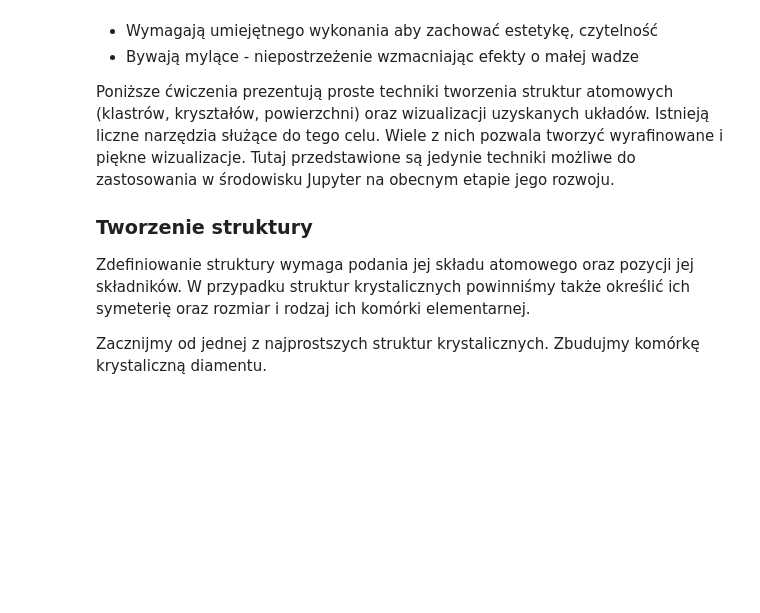
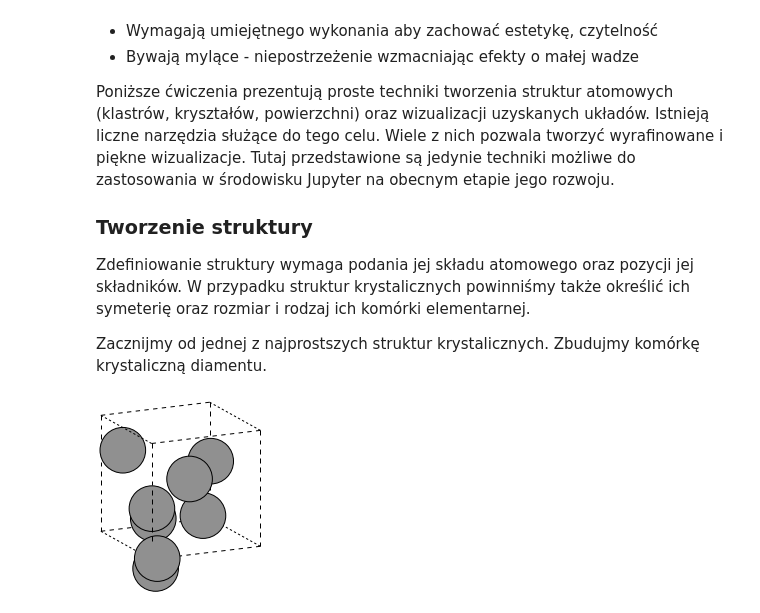
Before and after one commit to jochym/abinitio-workshop, a Jupyter notebook: notebooks/Wizualizacja.ipynb, the cells around one changed output. Cells and saved outputs as stored; diff of their text form; code cells hidden in the pictures; blank space fills up the shorter version.

```diff
--- a/notebooks/Wizualizacja.ipynb
+++ b/notebooks/Wizualizacja.ipynb
@@ -30,0 +40,14 @@ Zacznijmy od jednej z najprostszych struktur krystalicznych. Zbudujmy komórkę
+# %%
+diament=bulk(name='C',crystalstructure='diamond',a=4,cubic=True)
+# %%
+# Zapis obrazu kryształu na dysk
+ase.io.write('diament.png',       # Nazwa pliku
+             diament,             # obiekt zawierający definicję struktury
+             show_unit_cell=2,    # Rysowanie komórki elementarnej
+             rotation='115y,15x', # Obrót 115st wokół osi Y i 15st wokół osi X
+             scale=30)            # Skala
+
+# Wyświetlamy
+Image(filename='diament.png')
+# %% [output]
+[figure, added]
```
Also changed, not shown: parts of 5 cells of this notebook, 2 other files.
